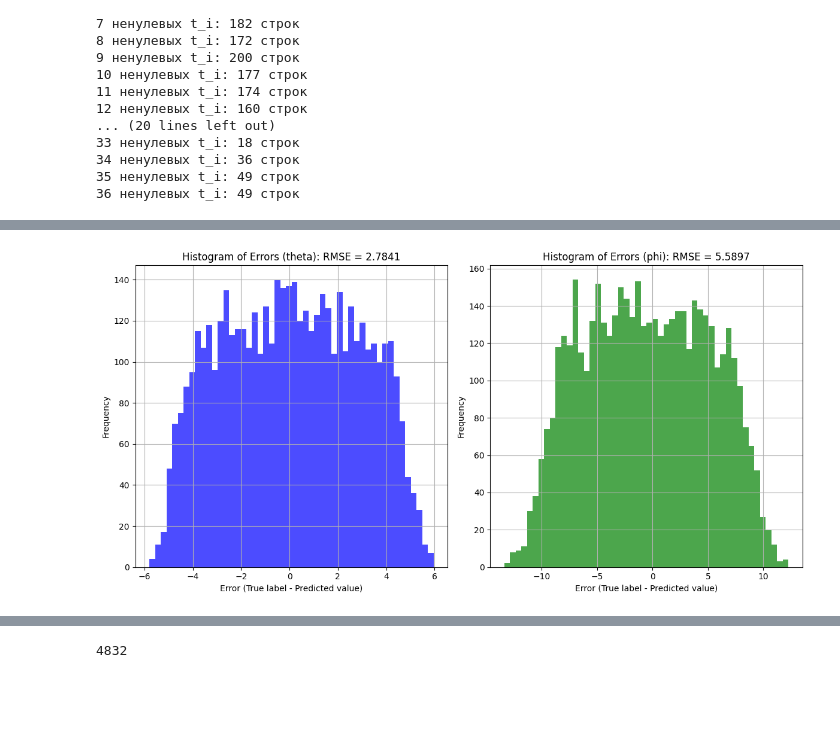
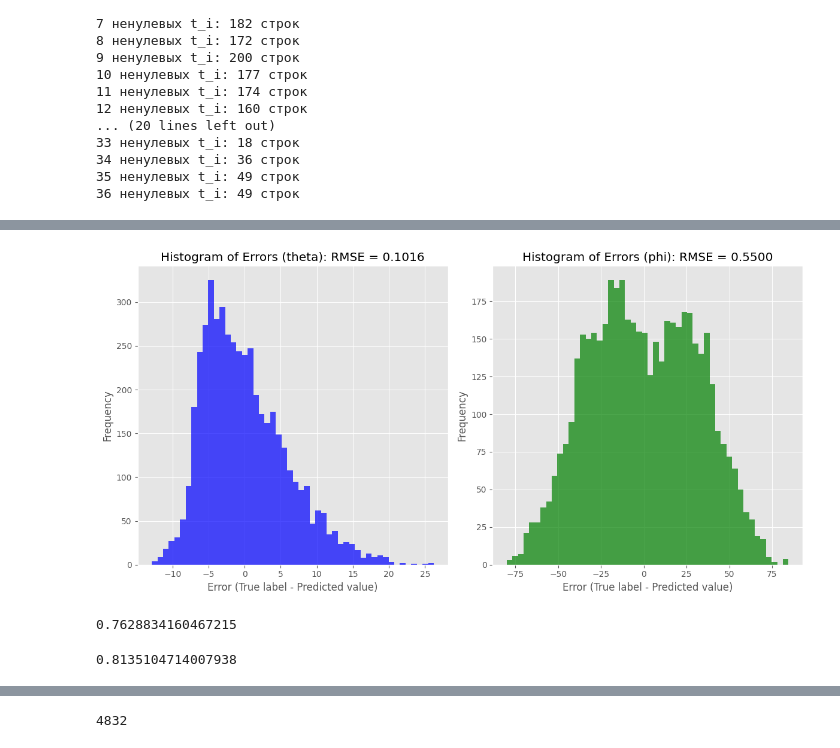
Before and after one commit to matalhim/EAS, a Jupyter notebook: direction/lgb.ipynb, the cells around one changed output, grey strips where cells are left out. Cells and saved outputs as stored; diff of their text form; code cells hidden in the pictures; blank space fills up the shorter version.

Commit message:
new file:   data/events_dataset.csv 	modified:   direction/lgb.ipynb 	new file:   direction/lgb2.ipynb 	modified:   direction/test.ipynb

```diff
--- a/direction/lgb.ipynb
+++ b/direction/lgb.ipynb
@@ -67,7 +71,7 @@ X_events = events_df.drop(columns=['theta', 'phi']).values
 y_events = events_df[['theta', 'phi']].values
 # %%
 X_train, X_test, y_train, y_test = train_test_split(
-    X_events, y_events, test_size=0.95, random_state=42)
+    X_events, y_events, test_size=0.1, random_state=42)
 # %%
 train_data_theta = lgb.Dataset(X_train, label=y_train[:, 0])
 train_data_phi = lgb.Dataset(X_train, label=y_train[:, 1])
@@ -135,38 +119,47 @@ y_pred_theta = clf_theta.predict(
     X_events, num_iteration=clf_theta.best_iteration)
 y_pred_phi = clf_phi.predict(X_events, num_iteration=clf_phi.best_iteration)
 
-errors_theta = y_events[:, 0] - y_pred_theta  # Ошибки для theta
-errors_phi = y_events[:, 1] - y_pred_phi  # Ошибки для phi
+errors_theta = (y_events[:, 0] - y_pred_theta) * \
+    180 / np.pi  # Ошибки для theta
+errors_phi = (y_events[:, 1] - y_pred_phi) * 180 / np.pi  # Ошибки для phi
 
 
 rmse_theta = mean_squared_error(y_events[:, 0], y_pred_theta, squared=False)
 rmse_phi = mean_squared_error(y_events[:, 1], y_pred_phi, squared=False)
 
 
 y_events_flat_theta = np.ravel(y_events[:, 0])
 y_pred_flat_theta = np.ravel(y_pred_theta)
 
 y_events_flat_phi = np.ravel(y_events[:, 1])
 y_pred_flat_phi = np.ravel(y_pred_phi)
 
 plt.figure(figsize=(12, 6))
 
 plt.subplot(1, 2, 1)
 plt.hist(errors_theta, bins=50, color='blue', alpha=0.7)
 plt.title(f'Histogram of Errors (theta): RMSE = {rmse_theta:.4f}')
 plt.xlabel('Error (True label - Predicted value)')
 plt.ylabel('Frequency')
 plt.grid(True)
 
 # График для phi
 plt.subplot(1, 2, 2)
 plt.hist(errors_phi, bins=50, color='green', alpha=0.7)
 plt.title(f'Histogram of Errors (phi): RMSE = {rmse_phi:.4f}')
 plt.xlabel('Error (True label - Predicted value)')
 plt.ylabel('Frequency')
 plt.grid(True)
 
 plt.tight_layout()
 plt.show()
 # %% [output]
-[figure, old version]
+[figure, new version]
+# %%
+y_events[:, 0][8]
+# %% [output]
+0.7628834160467215
+# %%
+y_pred_theta[43]
+# %% [output]
+0.8135104714007938
```
Also changed, not shown: parts of 10 cells of this notebook, 3 other files.
